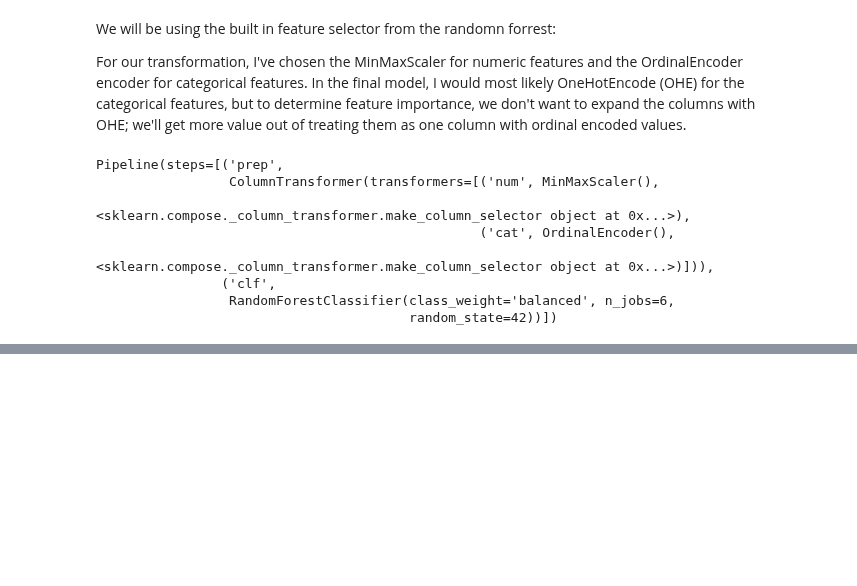
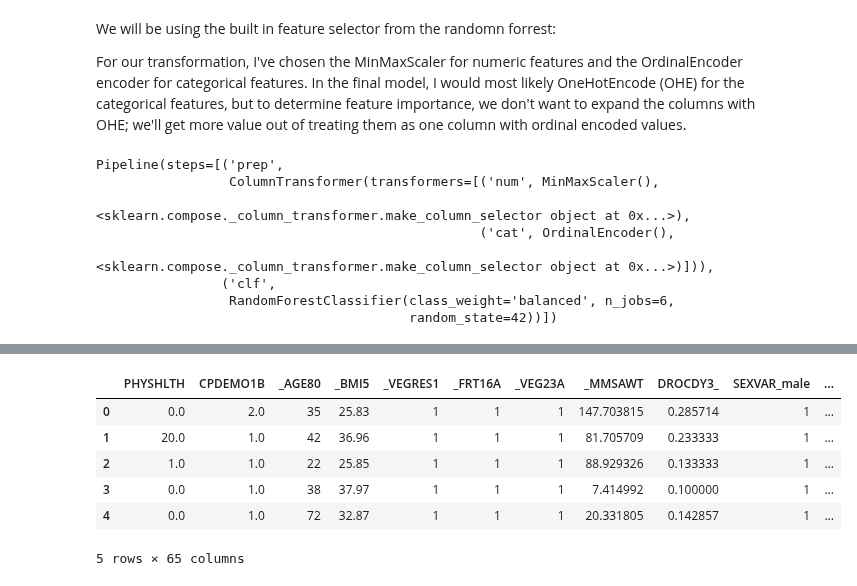
Before and after one commit to OBINNADINNEYA/BRFSS_BIGDATA_PROJECT, a Jupyter notebook: Classification Models.ipynb, the cells around one changed output, grey strips where cells are left out. Drawn from its saved outputs; the diff is of its cells as text; code cells hidden in the pictures; blank space fills up the shorter version.

```diff
--- a/Classification Models.ipynb
+++ b/Classification Models.ipynb
@@ -101,7 +104,7 @@ sns.countplot(x=model_train['_RFHLTH'])
 # %% [markdown]
 We can see that the ratio of those who percieve their health to be good vs those who do not is 7:1 an indication of a highly imbalanced Dataset. We can apply SMOTE technique to introduced randomn samples of the lower class in order to balance out the samples for model training.
 # %%
-#lCreating a new data frame with only dummmy categorical data and num columns
+# Creating a new data frame with only dummmy categorical data and num columns
 num_cols = list(model_train.select_dtypes(exclude='object').columns)
 cat_cols = list(model_train.select_dtypes(include='object').columns)
 
@@ -113,8 +116,8 @@ for i in ['GENHLTH','_RFHLTH']:
 
 
 for i in cat_cols:
-    temp = pd.get_dummies(model_train[i],drop_first=True,prefix=i)
-    dummies_df = pd.concat([dummies_df,temp],axis=1)
+    temp = pd.get_dummies(model_train[i], drop_first=True, prefix=i)
+    dummies_df = pd.concat([dummies_df, temp.astype(int)], axis=1)
 
 dummies_df.head()
 # %% [output]
@@ -446,0 +421,21 @@ plt.show()
+# %%
+#Creating a new data frame with only dummmy categorical data and num columns
+num_cols = list(model_train[included_feats].select_dtypes(exclude='object').columns)
+cat_cols = list(model_train[included_feats].select_dtypes(include='object').columns)
+
+dummies_df2 = model_train[num_cols]
+cat_cols = list(cat_cols)
+
+for i in cat_cols:
+    temp = pd.get_dummies(model_train[i], drop_first=True, prefix=i)
+    dummies_df2 = pd.concat([dummies_df2, temp.astype(int)], axis=1)
+
+dummies_df2.head()
+# %% [output]
+|  | PHYSHLTH | CPDEMO1B | _AGE80 | _BMI5 | _VEGRES1 | _FRT16A | _VEG23A | _MMSAWT | DROCDY3_ | SEXVAR_male | ... |
+| 0 | 0.0 | 2.0 | 35 | 25.83 | 1 | 1 | 1 | 147.703815 | 0.285714 | 1 | ... |
+| 1 | 20.0 | 1.0 | 42 | 36.96 | 1 | 1 | 1 | 81.705709 | 0.233333 | 1 | ... |
+| 2 | 1.0 | 1.0 | 22 | 25.85 | 1 | 1 | 1 | 88.929326 | 0.133333 | 1 | ... |
+| 3 | 0.0 | 1.0 | 38 | 37.97 | 1 | 1 | 1 | 7.414992 | 0.100000 | 1 | ... |
+| 4 | 0.0 | 1.0 | 72 | 32.87 | 1 | 1 | 1 | 20.331805 | 0.142857 | 1 | ... |
+5 rows × 65 columns
```
Also changed, not shown: parts of 21 cells of this notebook.
